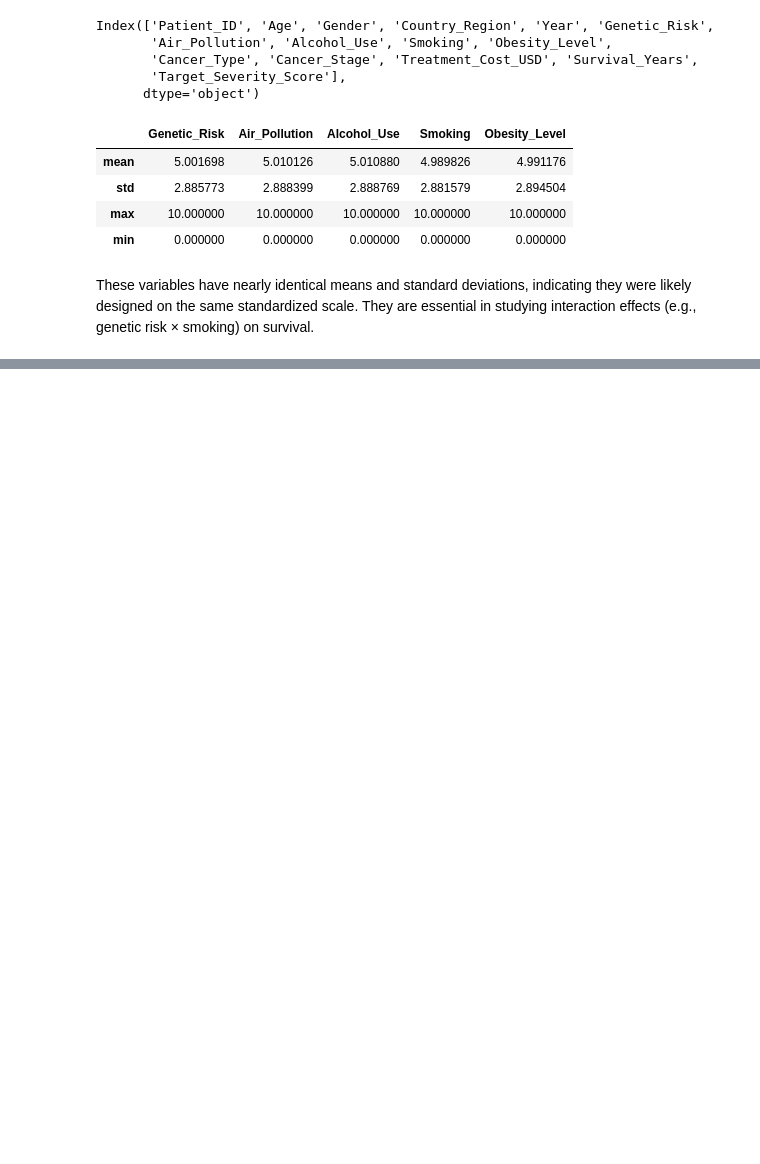
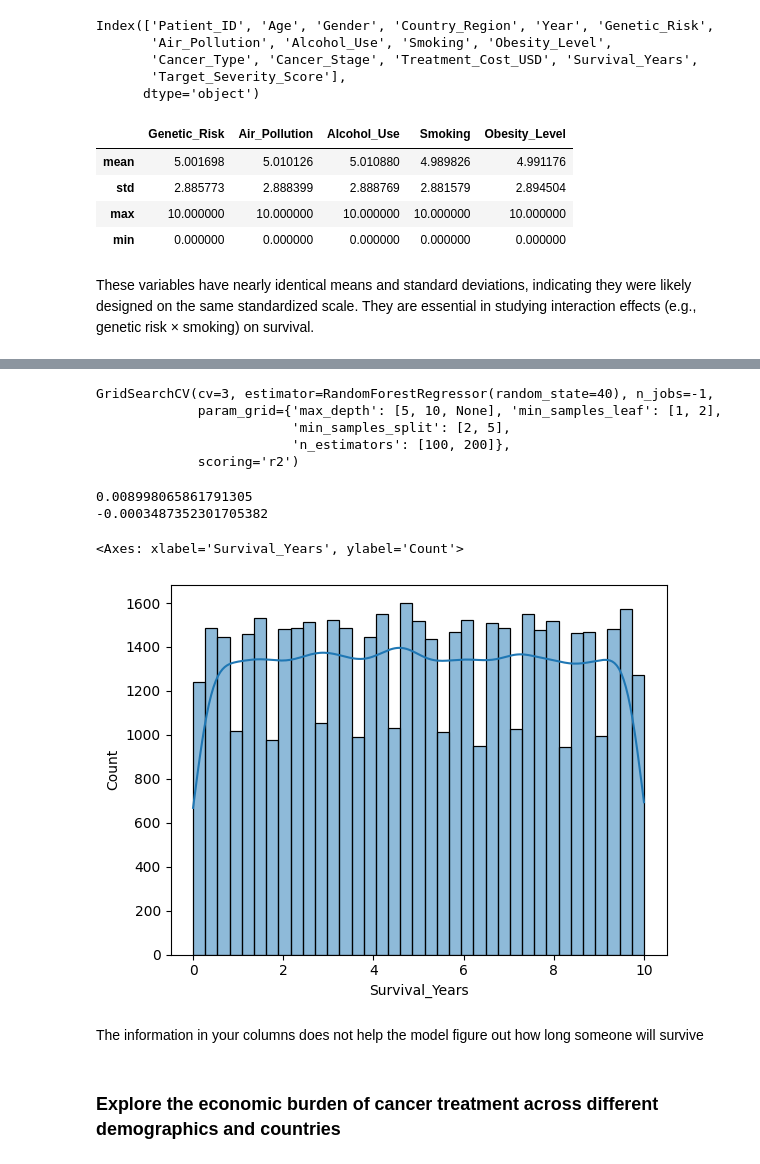
Before and after one commit to rayyan-merchant/Data-Analytics-Portfolio, a Jupyter notebook: EDA and Inferential Analysis on Cancer Data/Cancer data Analysis.ipynb, the cells around one changed output, grey strips where cells are left out. Drawn from its saved outputs; the diff is of its cells as text; code cells hidden in the pictures; blank space fills up the shorter version.

```diff
--- a/EDA and Inferential Analysis on Cancer Data/Cancer data Analysis.ipynb
+++ b/EDA and Inferential Analysis on Cancer Data/Cancer data Analysis.ipynb
@@ -313,0 +577,47 @@ for i
+# %%
+from sklearn.model_selection import GridSearchCV
+
+
+categorical_cols= ["Gender","Country_Region","Cancer_Type","Cancer_Stage"]
+for col in categorical_cols:
+    le= LabelEncoder()
+    df[col]=le.fit_transform(df[col])
+
+X= df.drop(columns=["Patient_ID","Survival_Years","Target_Severity_Score","Treatment_Cost_USD"])
+y_severity= df["Survival_Years"]
+
+X_train_s, X_test_s, y_train_s, y_test_s= train_test_split(X, y_severity, test_size=0.2, random_state=40)
+# %%
+param_grid = {
+    'n_estimators': [100, 200],
+    'max_depth': [5, 10, None],
+    'min_samples_split': [2, 5],
+    'min_samples_leaf': [1, 2]
+}
+
+model= RandomForestRegressor(random_state=40)
+GSC= GridSearchCV(model , param_grid, cv=3, scoring="r2", n_jobs=-1)
+GSC.fit(X_train_s, y_train_s)
+# %% [output]
+GridSearchCV(cv=3, estimator=RandomForestRegressor(random_state=40), n_jobs=-1,
+             param_grid={'max_depth': [5, 10, None], 'min_samples_leaf': [1, 2],
+                         'min_samples_split': [2, 5],
+                         'n_estimators': [100, 200]},
+             scoring='r2')
+# %%
+best_rf_severity= GSC.best_estimator_
+
+train_r2_severity= r2_score(y_train_s , best_rf_severity.predict(X_train_s))
+test_r2_severity= r2_score(y_test_s , best_rf_severity.predict(X_test_s))
+
+print(train_r2_severity)
+print(test_r2_severity)
+# %% [output]
+0.008998065861791305
+-0.0003487352301705382
+# %%
+import seaborn as sns
+sns.histplot(df["Survival_Years"], kde=True)
+# %% [output]
+<Axes: xlabel='Survival_Years', ylabel='Count'>
+[figure, added]
@@ -313,0 +626,4 @@ for i
+# %% [markdown]
+The information in your columns does not help the model figure out how long someone will survive
+# %% [markdown]
+### Explore the economic burden of cancer treatment across different demographics and countries
```
Also changed, not shown: parts of 80 cells of this notebook.
